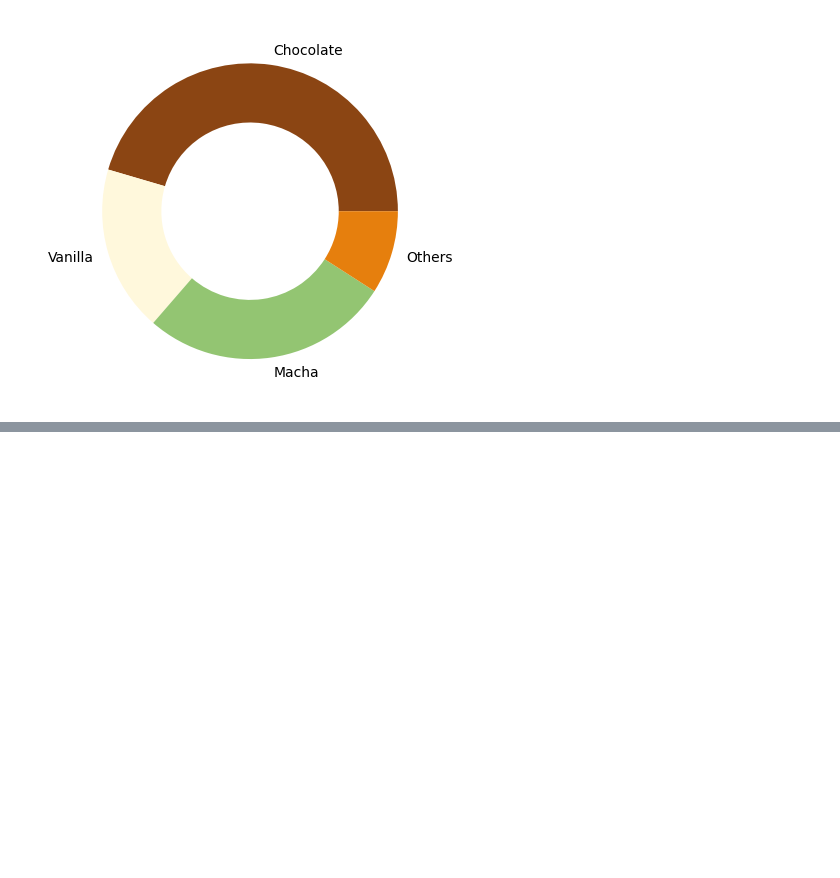
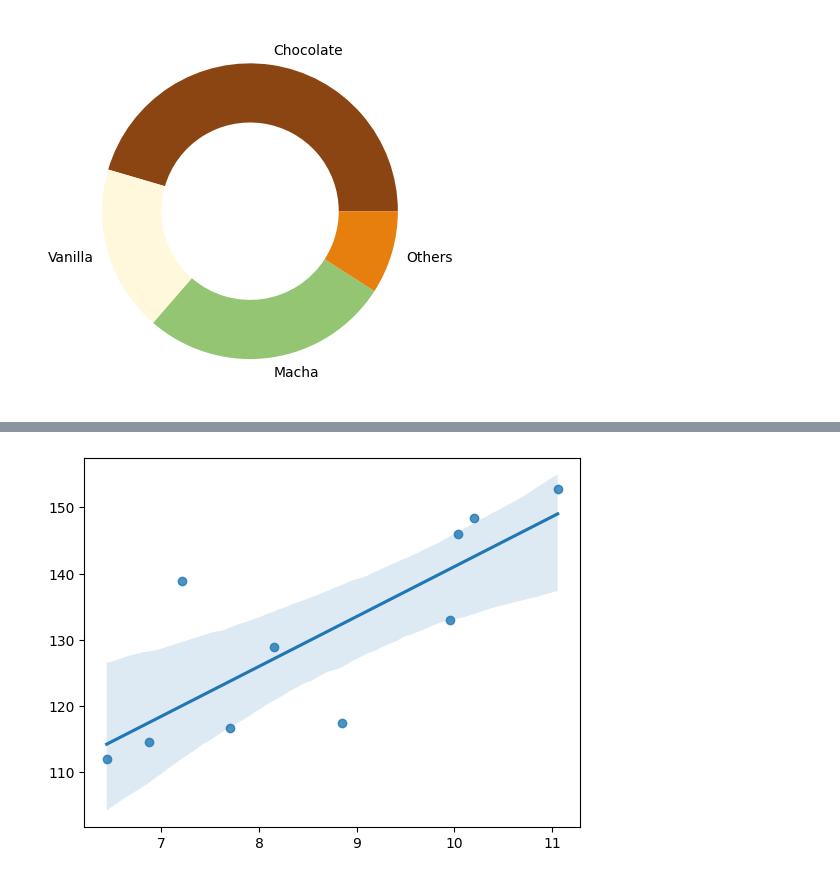
Before and after one commit to JoshInkiriwang/Data_Science_Dicoding, a Jupyter notebook: Analisis_Data_Python/Data_Visualisation.ipynb, the cells around one changed output, grey strips where cells are left out. Cells and saved outputs as stored; diff of their text form; code cells hidden in the pictures; blank space fills up the shorter version.

```diff
--- a/Analisis_Data_Python/Data_Visualisation.ipynb
+++ b/Analisis_Data_Python/Data_Visualisation.ipynb
@@ -145,0 +210,7 @@ plt.show()
+# %%
+# Untuk mempermudah dalam melihat korelasi atau hubungan antar variabel
+
+sns.regplot(x=lemon_diameter, y=lemon_weight)
+plt.show()
+# %% [output]
+[figure, added]
```
Also changed, not shown: parts of 33 cells of this notebook.
